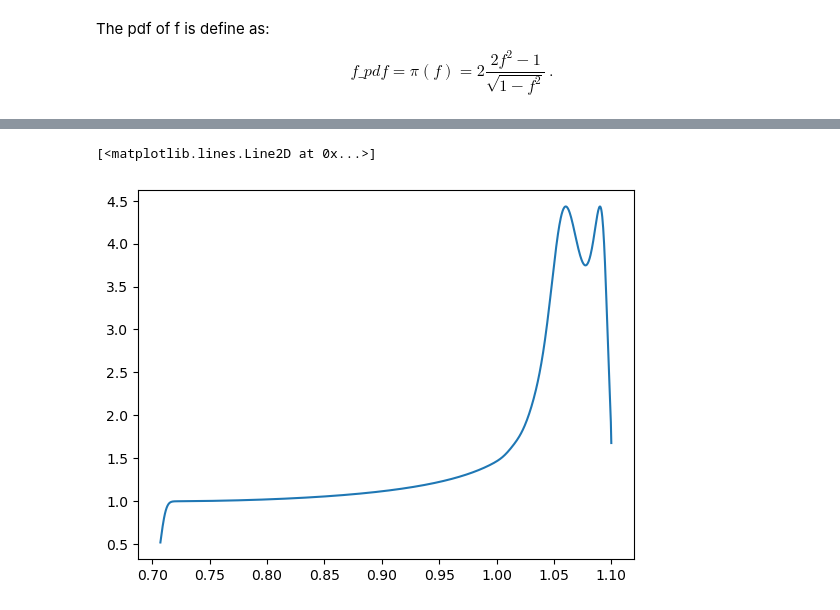
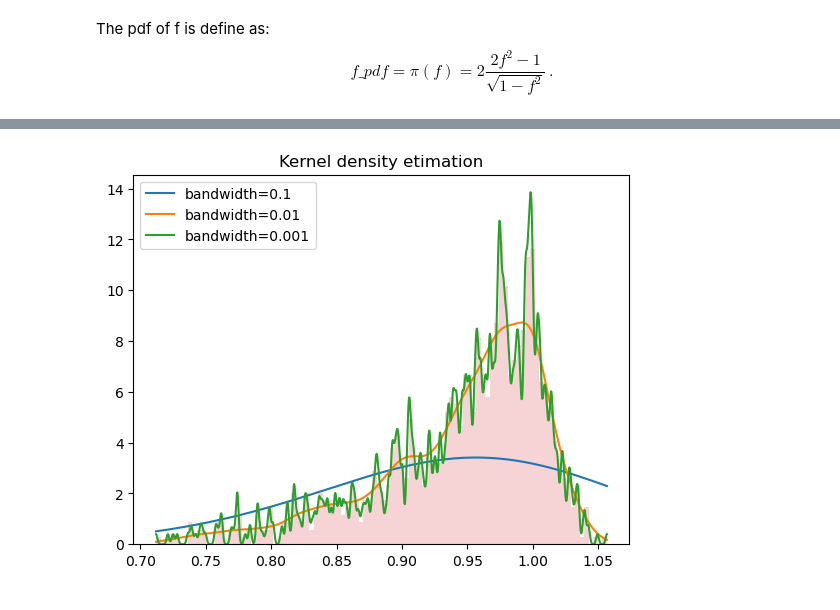
Before and after one commit to FedericoRavelli/astrostatistics_bicocca_2024, a Jupyter notebook: working/Lezione_07.ipynb, the cells around one changed output, grey strips where cells are left out. Saved outputs shown, nothing was run; the diff lists cells and outputs as text; code cells hidden in the pictures.

```diff
--- a/working/Lezione_07.ipynb
+++ b/working/Lezione_07.ipynb
@@ -14,21 +19,17 @@ M_{\rm irr} = %\sqrt{\frac{M^2+\sqrt{M^4-S^2}}{2}} =
 \label{mirrdef}
 \end{equation}
 # %%
-def M_irr(m,spin):
-    return m*((1+(1-chi**2)**0.5)/2)**0.5
+def littlef(spin):
+    return ((1+(1-chi**2)**0.5)/2)**0.5
 # %% [markdown]
 For convenience, let us define
 
 $$f(\chi) = \sqrt{\frac{1+\sqrt{1-\chi^2}}{2}} = \frac{M_{\rm irr}}{M}$$
-# %%
-def littlef(x):
-    return ((1+(1-chi**2)**0.5)/2)**0.5
 # %%
 def kde_sklearn(data, bandwidth = 1.0, kernel="linear"):
-    kde_skl = KernelDensity(bandwidth = bandwidth,
-                            kernel=kernel)
+    kde_skl = KernelDensity(bandwidth = bandwidth, kernel=kernel)
     kde_skl.fit(data[:, np.newaxis])
-    log_pdf = kde_skl.score_samples(data[:, np.newaxis]) # sklearn returns log(density)
+    log_pdf = kde_skl.score_samples(xgrid[:, np.newaxis]) # sklearn returns log(density)
 
     return np.exp(log_pdf)
 # %%
@@ -76,10 +175,21 @@ Using the same samples, plot the distribution of M\_irr using a KDE
 # %%
-xgrid = np.linspace(littlef(chi).min(),littlef(chi).max(),1000)
-x = np.linspace(min(1-5*sigma,1/np.sqrt(2)),1+5*sigma,N)
+chi = np.random.uniform(0,1, N)
+f = littlef(chi)
+M = np.random.normal(loc=1,scale=0.02,size=N)
+Mirr=M*f
 
-pdfM_irr = kde_sklearn(Mirr, bandwidth = 0.01, kernel= "gaussian")
 
-plt.plot(x,pdfM_irr)
+
+xgrid = np.linspace(Mirr.min(),Mirr.max(),N)
+
+bandwidth = [0.1,0.01,0.001]
+for bandwidth in bandwidth:
+    pdf_Mirr = kde_sklearn(Mirr,bandwidth=bandwidth,kernel="gaussian")
+    plt.plot(xgrid,pdf_Mirr,label='bandwidth='+str(bandwidth))
+    plt.legend()
+
+plt.hist(M*f,bins=100,density=True,alpha = 0.2);
+plt.title("Kernel density etimation")
+plt.show()
 # %% [output]
-[<matplotlib.lines.Line2D at 0x...>]
-[figure, old version]
+[figure, new version]
```
Also changed, not shown: parts of 20 cells of this notebook, 11 other files.
